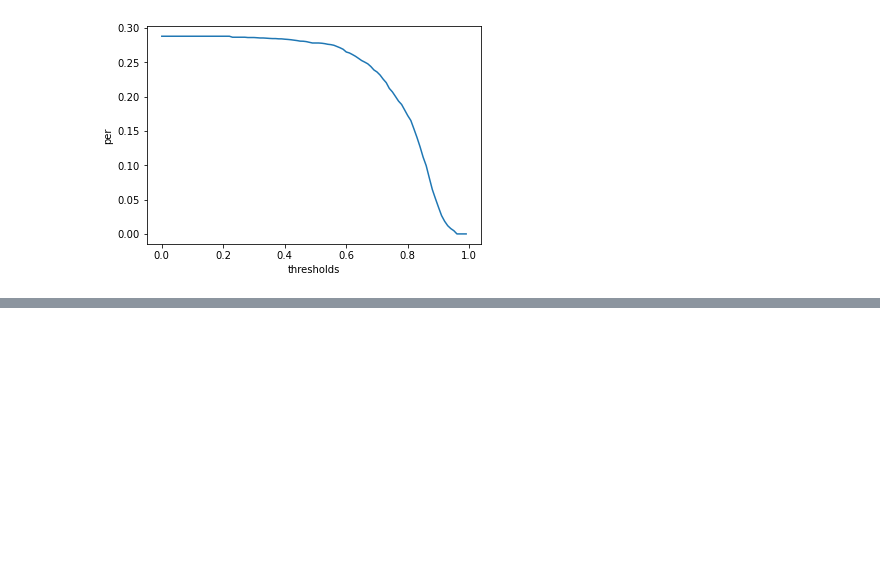
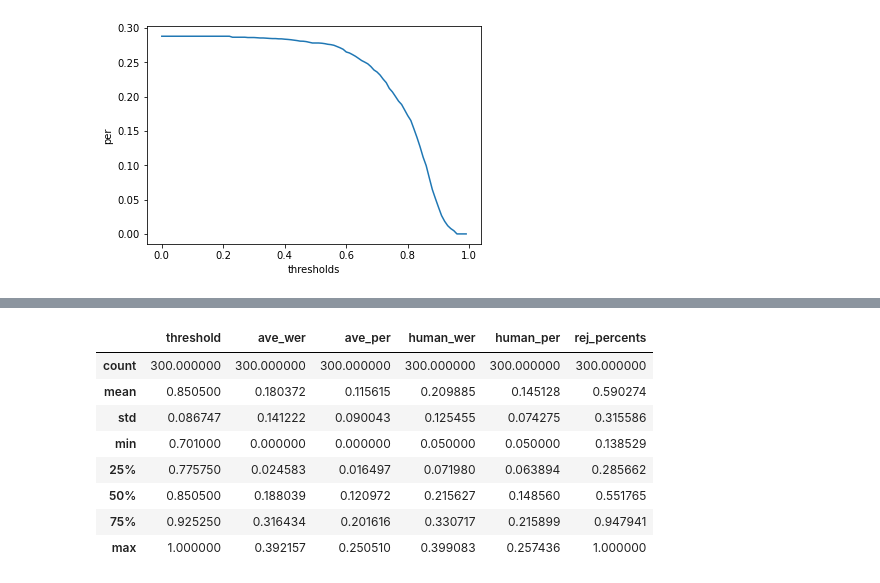
Before and after one commit to siyuan-tang/google_asr, a Jupyter notebook: scripts/csv_plot.ipynb, the cells around one changed output, grey strips where cells are left out. Drawn from its saved outputs; the diff is of its cells as text; code cells hidden in the pictures; blank space fills up the shorter version.

```diff
--- a/scripts/csv_plot.ipynb
+++ b/scripts/csv_plot.ipynb
@@ -500,0 +527,13 @@ plt.show()
+# %%
+dfadd1 = pd.read_csv("/Users/tsy/Desktop/google/shilin/csv/adaptation/test_oneadd_sen.csv")
+dfadd1.describe()
+# %% [output]
+|  | threshold | ave_wer | ave_per | human_wer | human_per | rej_percents |
+| count | 300.000000 | 300.000000 | 300.000000 | 300.000000 | 300.000000 | 300.000000 |
+| mean | 0.850500 | 0.180372 | 0.115615 | 0.209885 | 0.145128 | 0.590274 |
+| std | 0.086747 | 0.141222 | 0.090043 | 0.125455 | 0.074275 | 0.315586 |
+| min | 0.701000 | 0.000000 | 0.000000 | 0.050000 | 0.050000 | 0.138529 |
+| 25% | 0.775750 | 0.024583 | 0.016497 | 0.071980 | 0.063894 | 0.285662 |
+| 50% | 0.850500 | 0.188039 | 0.120972 | 0.215627 | 0.148560 | 0.551765 |
+| 75% | 0.925250 | 0.316434 | 0.201616 | 0.330717 | 0.215899 | 0.947941 |
+| max | 1.000000 | 0.392157 | 0.250510 | 0.399083 | 0.257436 | 1.000000 |
```
Also changed, not shown: parts of 15 cells of this notebook, 8 other files.
